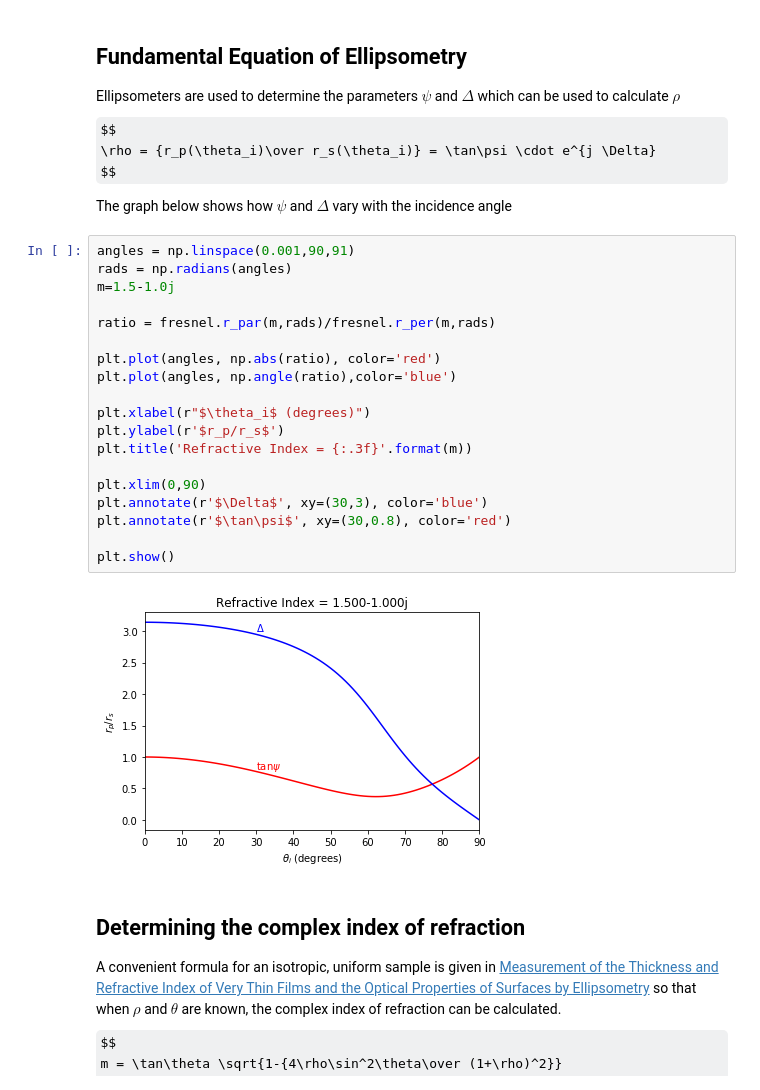
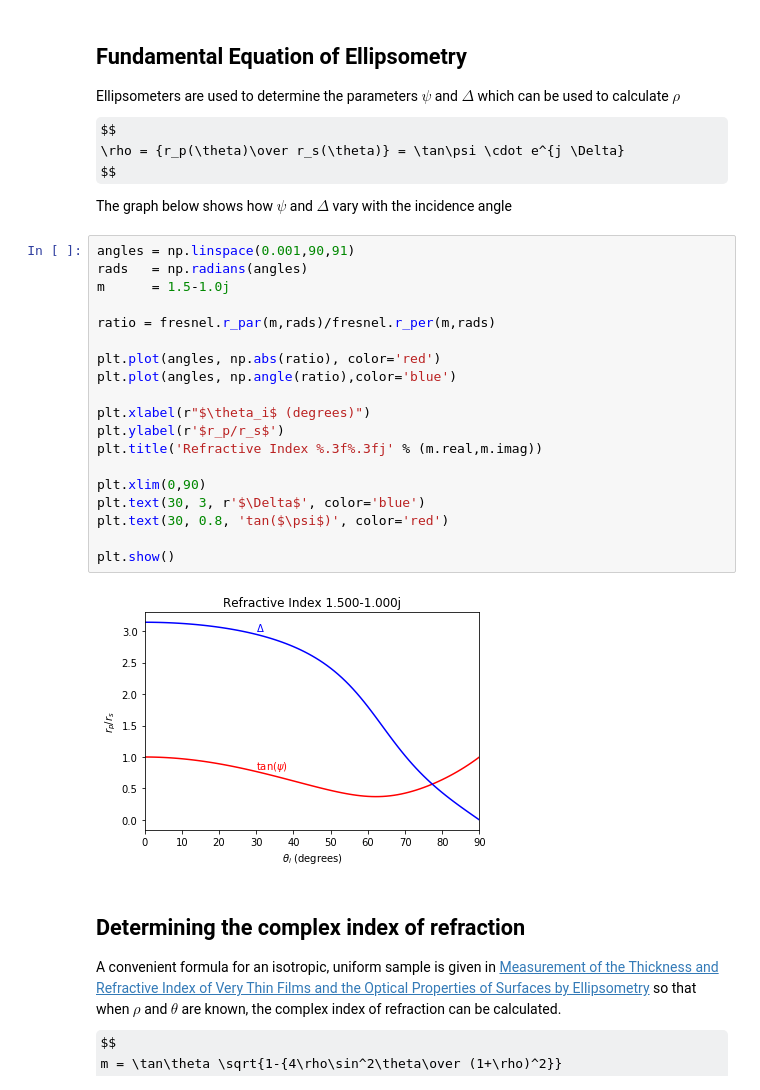
Before and after one commit to scottprahl/pypolar, a Jupyter notebook: doc/04-ellipsometry.ipynb, the cells around one changed output. Saved outputs shown, nothing was run; the diff lists cells and outputs as text; some formulas as TeX source.

```diff
--- a/doc/04-ellipsometry.ipynb
+++ b/doc/04-ellipsometry.ipynb
@@ -40,31 +67,31 @@ $$
 
 Ellipsometers are used to determine the parameters $\psi$ and $\Delta$ which can be used to calculate $\rho$
 $$
-\rho = {r_p(\theta_i)\over r_s(\theta_i)} = \tan\psi \cdot e^{j \Delta}
+\rho = {r_p(\theta)\over r_s(\theta)} = \tan\psi \cdot e^{j \Delta}
 $$
 
 The graph below shows how $\psi$ and $\Delta$ vary with the incidence angle
 # %%
 angles = np.linspace(0.001,90,91)
-rads = np.radians(angles)
-m=1.5-1.0j
+rads   = np.radians(angles)
+m      = 1.5-1.0j
 
 ratio = fresnel.r_par(m,rads)/fresnel.r_per(m,rads)
 
 plt.plot(angles, np.abs(ratio), color='red')
 plt.plot(angles, np.angle(ratio),color='blue')
 
 plt.xlabel(r"$\theta_i$ (degrees)")
 plt.ylabel(r'$r_p/r_s$')
-plt.title('Refractive Index = {:.3f}'.format(m))
+plt.title('Refractive Index %.3f%.3fj' % (m.real,m.imag))
 
 plt.xlim(0,90)
-plt.annotate(r'$\Delta$', xy=(30,3), color='blue')
-plt.annotate(r'$\tan\psi$', xy=(30,0.8), color='red')
+plt.text(30, 3, r'$\Delta$', color='blue')
+plt.text(30, 0.8, 'tan($\psi$)', color='red')
 
 plt.show()
 # %% [output]
-[figure, old version]
+[figure, new version]
 # %% [markdown]
 ## Determining the complex index of refraction
 
```
Also changed, not shown: parts of 6 cells of this notebook, 3 other files.
